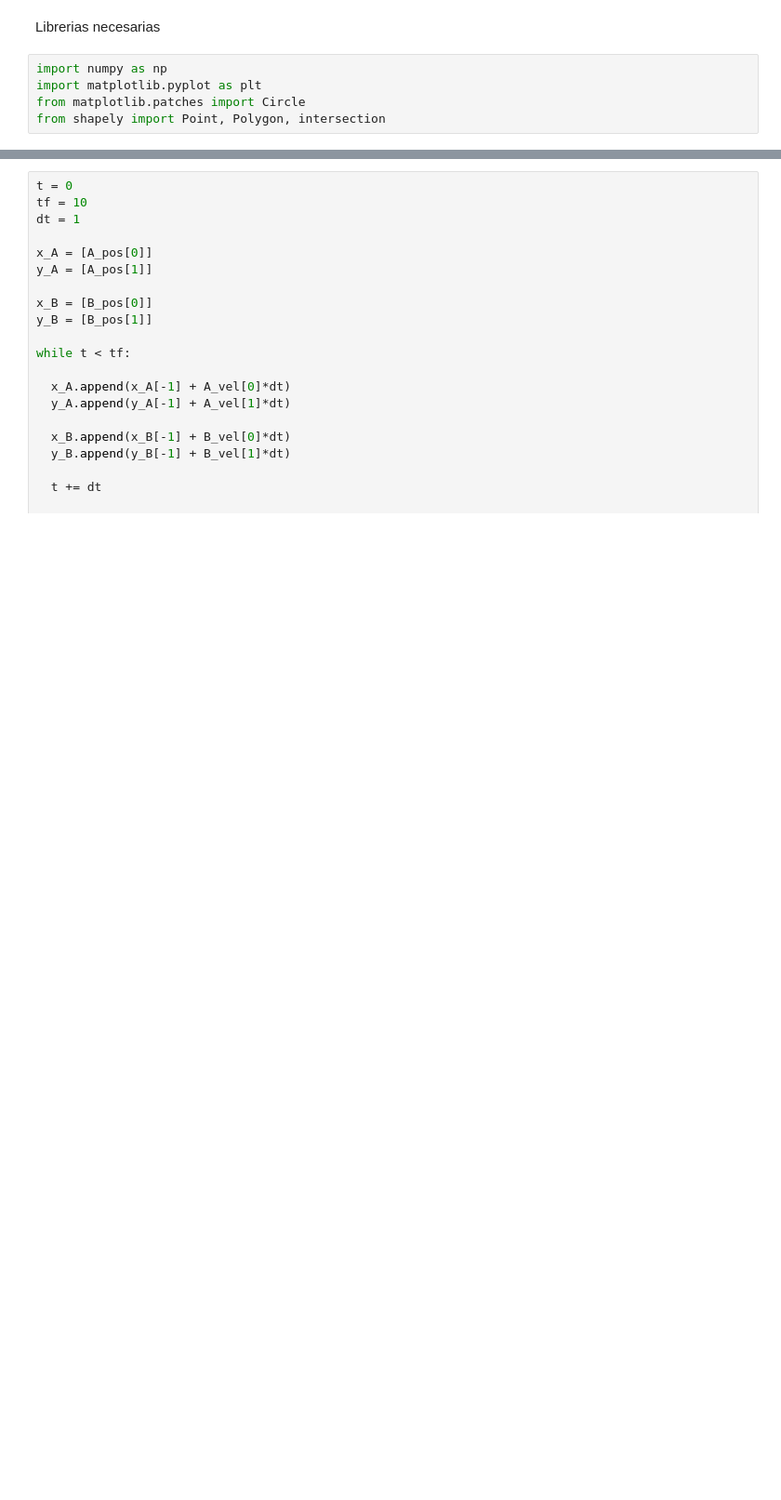
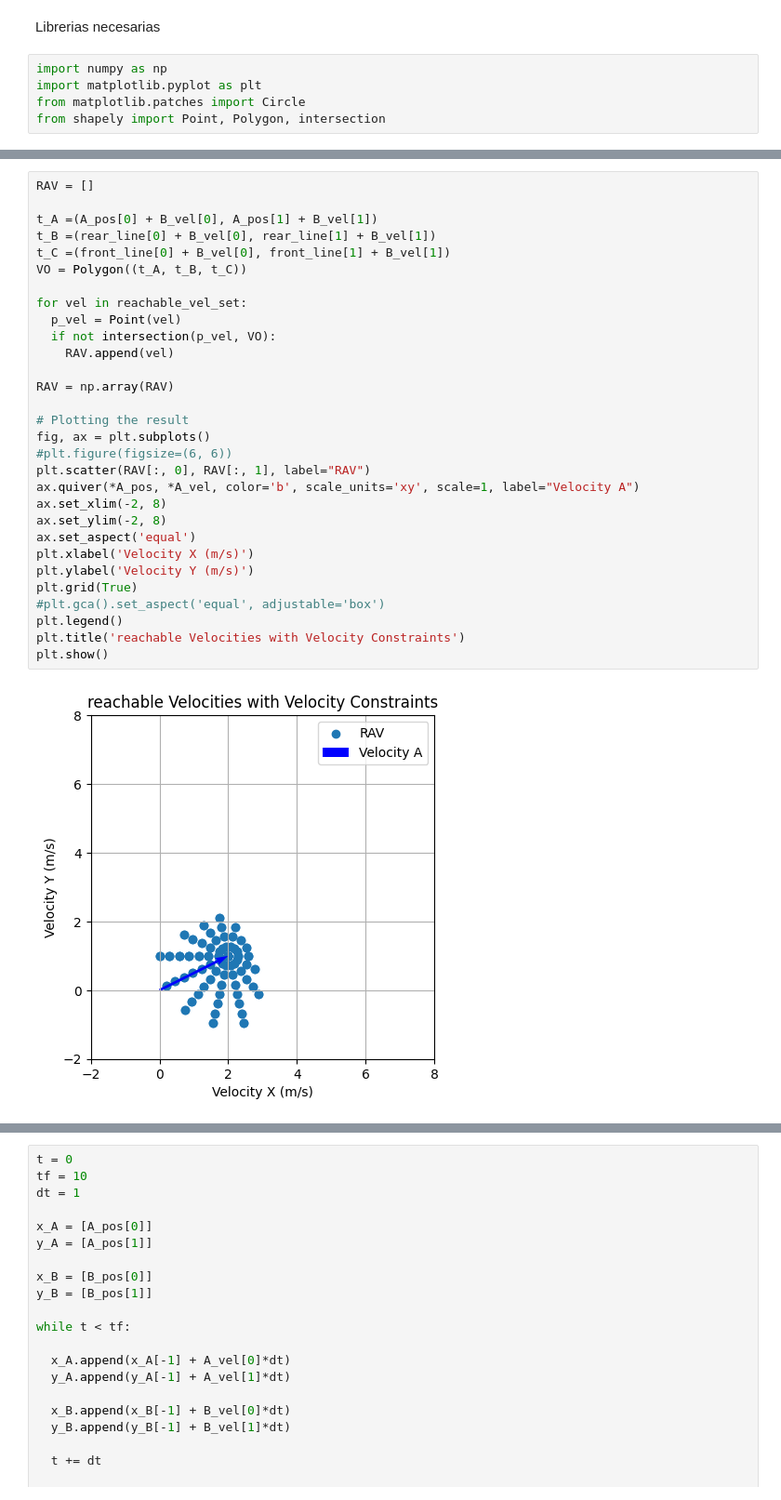
Before and after one commit to ParzivalStark/Velocity-Obstacles, a Jupyter notebook: Velocity_Obstacle.ipynb, the cells around one changed output, grey strips where cells are left out. Shown at 93% size. Saved outputs shown, nothing was run; the diff lists cells and outputs as text; blank space fills up the shorter version.

```diff
--- a/Velocity_Obstacle.ipynb
+++ b/Velocity_Obstacle.ipynb
@@ -145,0 +143,32 @@ POINT (1.4838643805613718 1.0665483188358147)
+# %%
+RAV = []
+
+t_A =(A_pos[0] + B_vel[0], A_pos[1] + B_vel[1])
+t_B =(rear_line[0] + B_vel[0], rear_line[1] + B_vel[1])
+t_C =(front_line[0] + B_vel[0], front_line[1] + B_vel[1])
+VO = Polygon((t_A, t_B, t_C))
+
+for vel in reachable_vel_set:
+  p_vel = Point(vel)
+  if not intersection(p_vel, VO):
+    RAV.append(vel)
+
+RAV = np.array(RAV)
+
+# Plotting the result
+fig, ax = plt.subplots()
+#plt.figure(figsize=(6, 6))
+plt.scatter(RAV[:, 0], RAV[:, 1], label="RAV")
+ax.quiver(*A_pos, *A_vel, color='b', scale_units='xy', scale=1, label="Velocity A")
+ax.set_xlim(-2, 8)
+ax.set_ylim(-2, 8)
+ax.set_aspect('equal')
+plt.xlabel('Velocity X (m/s)')
+plt.ylabel('Velocity Y (m/s)')
+plt.grid(True)
+#plt.gca().set_aspect('equal', adjustable='box')
+plt.legend()
+plt.title('reachable Velocities with Velocity Constraints')
+plt.show()
+# %% [output]
+[figure, added]
```
Also changed, not shown: parts of 8 cells of this notebook.
